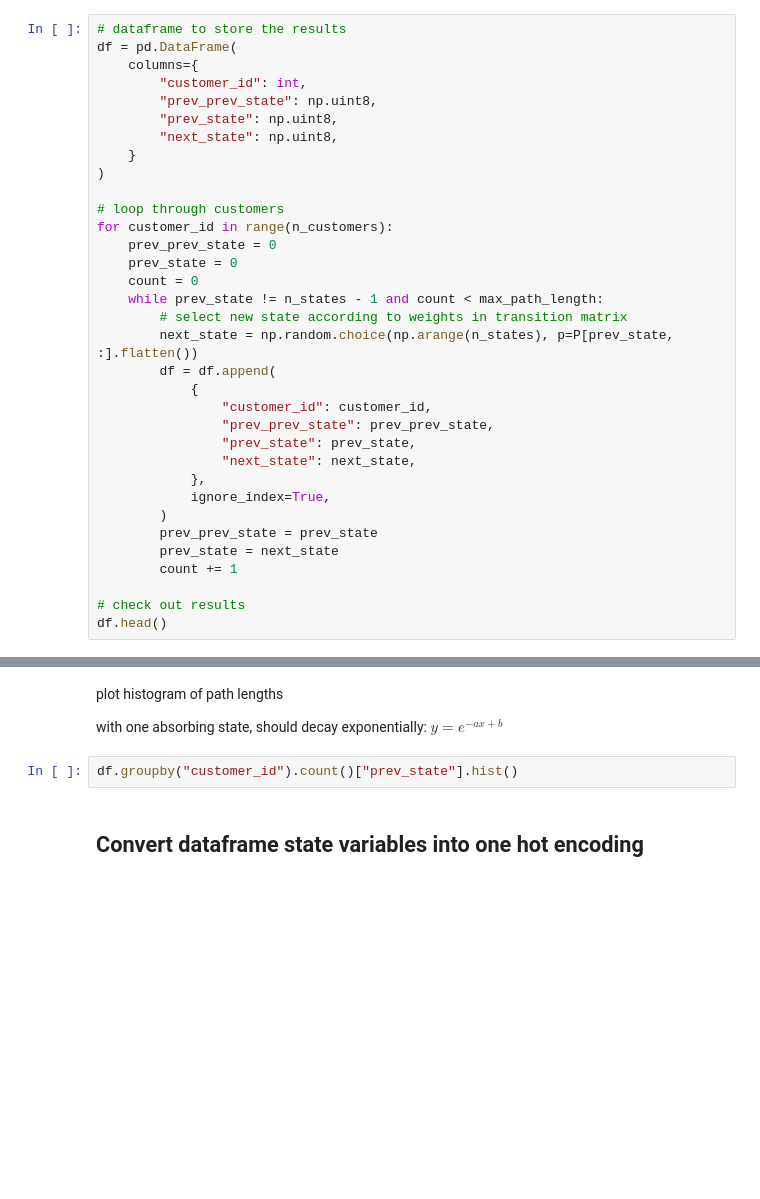
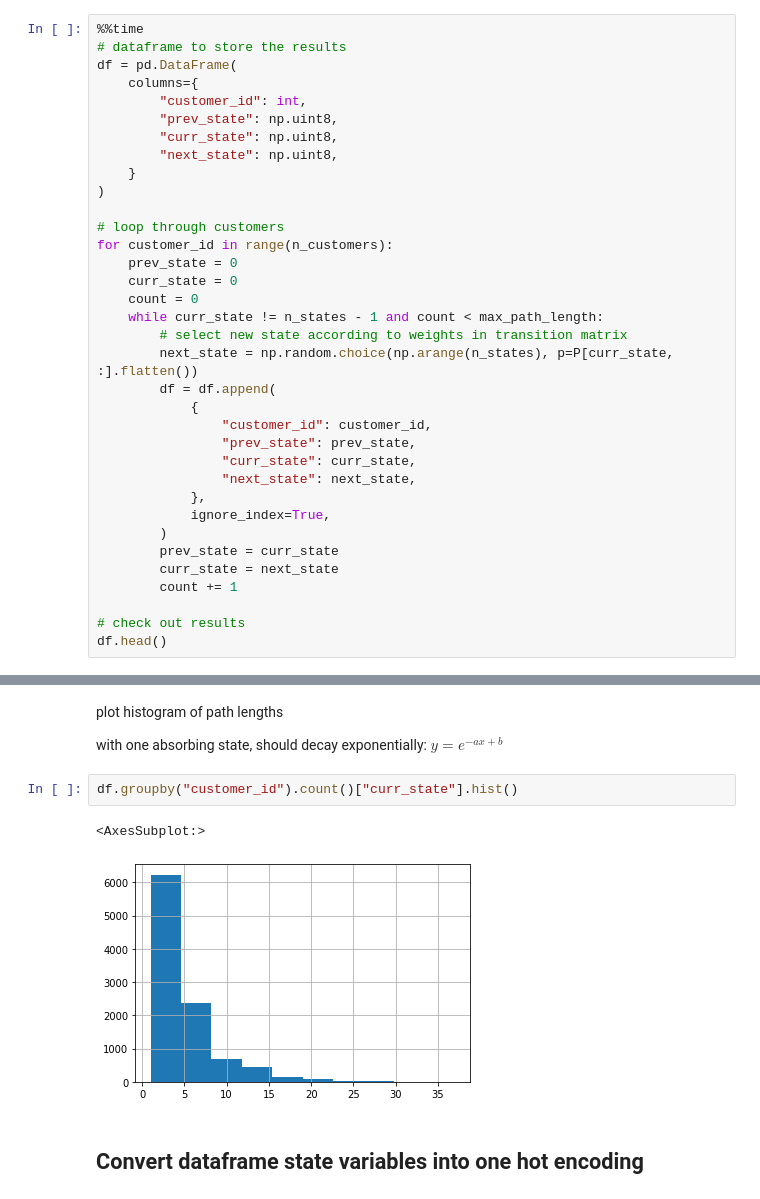
Before and after one commit to City-of-Helsinki/ml_federated_customer_journey, a Jupyter notebook: 00_customclientdata.ipynb, the cells around one changed output, grey strips where cells are left out. Drawn from its saved outputs; the diff is of its cells as text; blank space fills up the shorter version.

```diff
--- a/00_data.ipynb
+++ b/00_customclientdata.ipynb
@@ -130,35 +133,36 @@ Text(0.5, 1.0, 'Transition matrix')
 # %% [markdown]
 Then, let's generate some customer paths
 # %%
+%%time
 # dataframe to store the results
 df = pd.DataFrame(
     columns={
         "customer_id": int,
-        "prev_prev_state": np.uint8,
         "prev_state": np.uint8,
+        "curr_state": np.uint8,
         "next_state": np.uint8,
     }
 )
 
 # loop through customers
 for customer_id in range(n_customers):
-    prev_prev_state = 0
     prev_state = 0
+    curr_state = 0
     count = 0
-    while prev_state != n_states - 1 and count < max_path_length:
+    while curr_state != n_states - 1 and count < max_path_length:
         # select new state according to weights in transition matrix
-        next_state = np.random.choice(np.arange(n_states), p=P[prev_state, :].flatten())
+        next_state = np.random.choice(np.arange(n_states), p=P[curr_state, :].flatten())
         df = df.append(
             {
                 "customer_id": customer_id,
-                "prev_prev_state": prev_prev_state,
                 "prev_state": prev_state,
+                "curr_state": curr_state,
                 "next_state": next_state,
             },
             ignore_index=True,
         )
-        prev_prev_state = prev_state
-        prev_state = next_state
+        prev_state = curr_state
+        curr_state = next_state
         count += 1
 
 # check out results
@@ -170,7 +183,10 @@ plot histogram of path lengths
 
 with one absorbing state, should decay exponentially: $y=e^{-ax+b}$
 # %%
-df.groupby("customer_id").count()["prev_state"].hist()
+df.groupby("customer_id").count()["curr_state"].hist()
+# %% [output]
+<AxesSubplot:>
+[figure, added]
 # %% [markdown]
 ## Convert dataframe state variables into one hot encoding
 # %%
```
Also changed, not shown: parts of 25 cells of this notebook, 10 other files.
